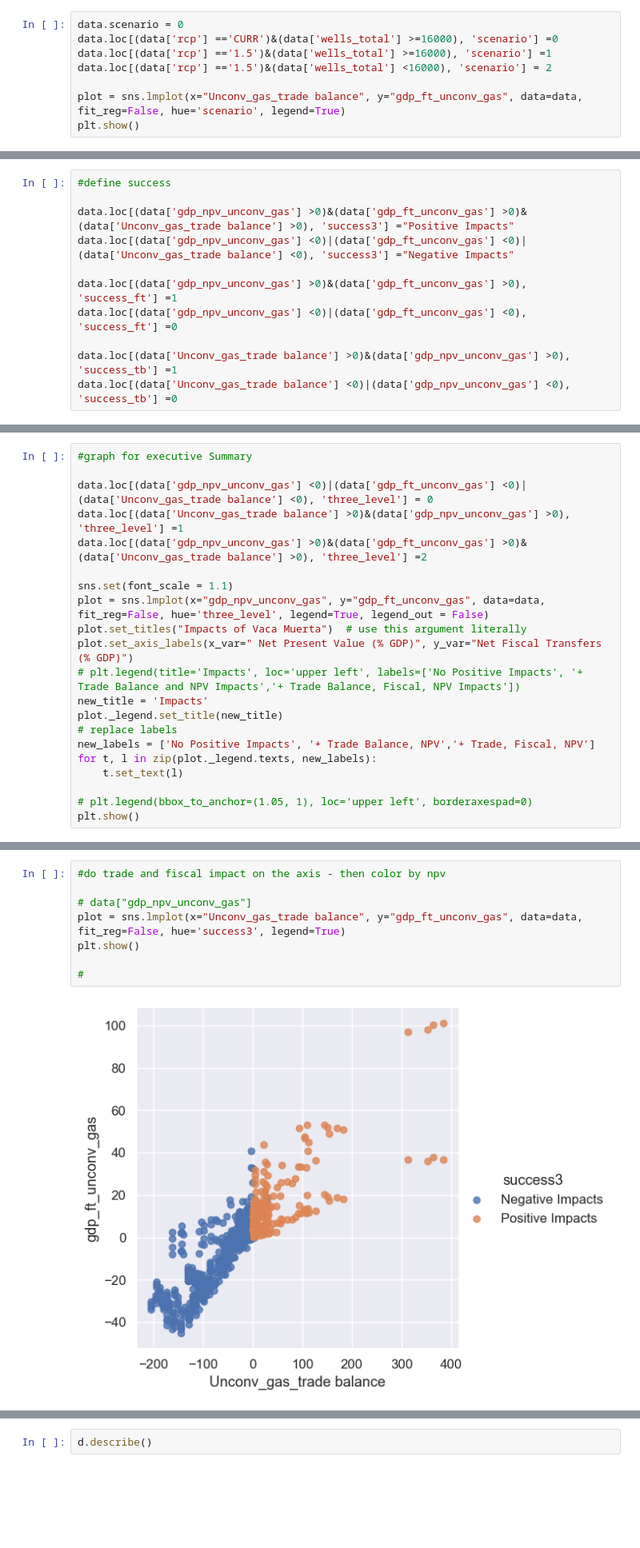
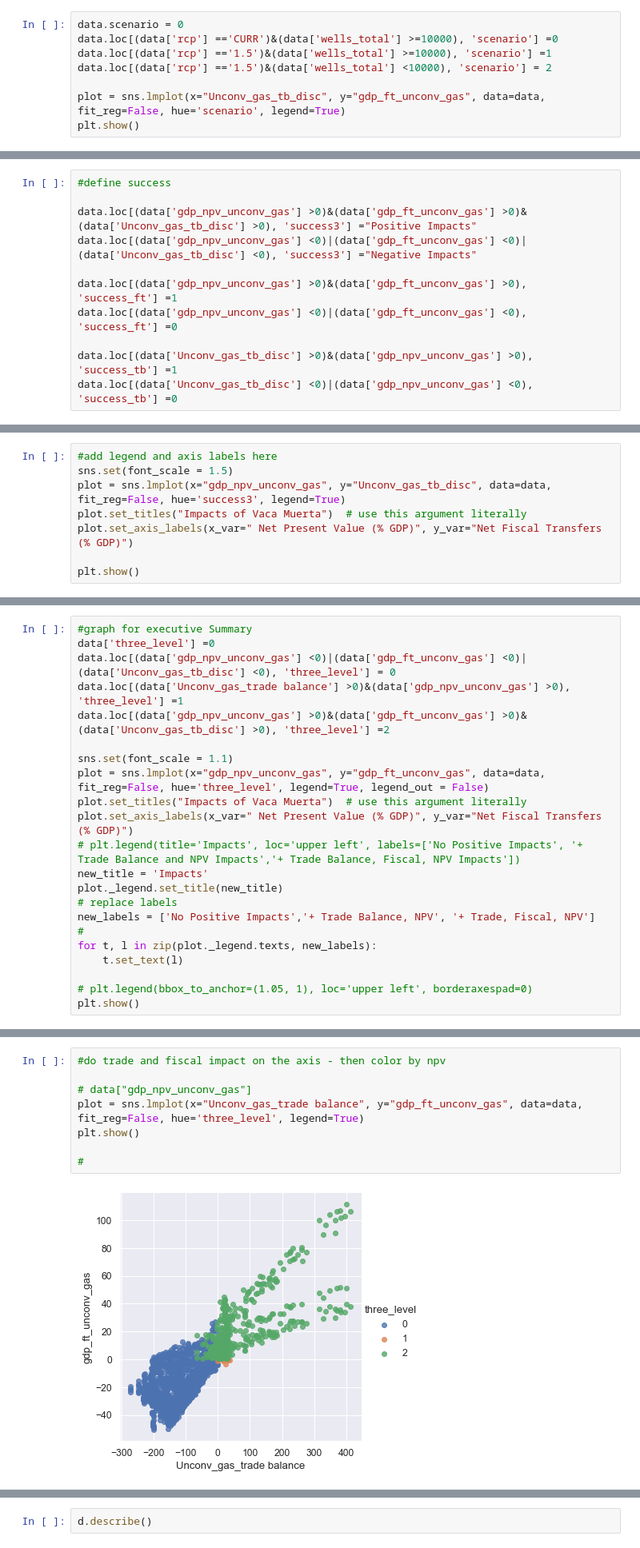
Before and after one commit to worldbank/Vacauerta, a Jupyter notebook: src/Final results_5.15.ipynb, the cells around one changed output, grey strips where cells are left out. Shown at 80% size. Saved outputs shown, nothing was run; the diff lists cells and outputs as text; blank space fills up the shorter version.

```diff
--- a/src/Final results_5.15.ipynb
+++ b/src/Final results_5.15.ipynb
@@ -92,9 +120,9 @@ plt.show()
 # %%
 data.scenario = 0
-data.loc[(data['rcp'] =='CURR')&(data['wells_total'] >=16000), 'scenario'] =0
-data.loc[(data['rcp'] =='1.5')&(data['wells_total'] >=16000), 'scenario'] =1
-data.loc[(data['rcp'] =='1.5')&(data['wells_total'] <16000), 'scenario'] = 2
+data.loc[(data['rcp'] =='CURR')&(data['wells_total'] >=10000), 'scenario'] =0
+data.loc[(data['rcp'] =='1.5')&(data['wells_total'] >=10000), 'scenario'] =1
+data.loc[(data['rcp'] =='1.5')&(data['wells_total'] <10000), 'scenario'] = 2
 
-plot = sns.lmplot(x="Unconv_gas_trade balance", y="gdp_ft_unconv_gas", data=data, fit_reg=False, hue='scenario', legend=True)
+plot = sns.lmplot(x="Unconv_gas_tb_disc", y="gdp_ft_unconv_gas", data=data, fit_reg=False, hue='scenario', legend=True)
 plt.show()
 # %% [output]
@@ -112,14 +145,14 @@ plt.show()
 # %%
 #define success
 
-data.loc[(data['gdp_npv_unconv_gas'] >0)&(data['gdp_ft_unconv_gas'] >0)&(data['Unconv_gas_trade balance'] >0), 'success3'] ="Positive Impacts"
-data.loc[(data['gdp_npv_unconv_gas'] <0)|(data['gdp_ft_unconv_gas'] <0)|(data['Unconv_gas_trade balance'] <0), 'success3'] ="Negative Impacts"
+data.loc[(data['gdp_npv_unconv_gas'] >0)&(data['gdp_ft_unconv_gas'] >0)&(data['Unconv_gas_tb_disc'] >0), 'success3'] ="Positive Impacts"
+data.loc[(data['gdp_npv_unconv_gas'] <0)|(data['gdp_ft_unconv_gas'] <0)|(data['Unconv_gas_tb_disc'] <0), 'success3'] ="Negative Impacts"
 
 data.loc[(data['gdp_npv_unconv_gas'] >0)&(data['gdp_ft_unconv_gas'] >0), 'success_ft'] =1
 data.loc[(data['gdp_npv_unconv_gas'] <0)|(data['gdp_ft_unconv_gas'] <0), 'success_ft'] =0
 
-data.loc[(data['Unconv_gas_trade balance'] >0)&(data['gdp_npv_unconv_gas'] >0), 'success_tb'] =1
-data.loc[(data['Unconv_gas_trade balance'] <0)|(data['gdp_npv_unconv_gas'] <0), 'success_tb'] =0
+data.loc[(data['Unconv_gas_tb_disc'] >0)&(data['gdp_npv_unconv_gas'] >0), 'success_tb'] =1
+data.loc[(data['Unconv_gas_tb_disc'] <0)|(data['gdp_npv_unconv_gas'] <0), 'success_tb'] =0
 # %%
 #add legend and axis labels here
 sns.set(font_scale = 1.5)
@@ -132,0 +166,8 @@ plt.show()
+# %%
+#add legend and axis labels here
+sns.set(font_scale = 1.5)
+plot = sns.lmplot(x="gdp_npv_unconv_gas", y="Unconv_gas_tb_disc", data=data, fit_reg=False, hue='success3', legend=True)
+plot.set_titles("Impacts of Vaca Muerta")  # use this argument literally
+plot.set_axis_labels(x_var=" Net Present Value (% GDP)", y_var="Net Fiscal Transfers (% GDP)")
+
+plt.show()
@@ -141,9 +193,9 @@ pd.crosstab(data['scenario'],data['success_ft'])
 # %%
 #graph for executive Summary
-
-data.loc[(data['gdp_npv_unconv_gas'] <0)|(data['gdp_ft_unconv_gas'] <0)|(data['Unconv_gas_trade balance'] <0), 'three_level'] = 0
+data['three_level'] =0
+data.loc[(data['gdp_npv_unconv_gas'] <0)|(data['gdp_ft_unconv_gas'] <0)|(data['Unconv_gas_tb_disc'] <0), 'three_level'] = 0
 data.loc[(data['Unconv_gas_trade balance'] >0)&(data['gdp_npv_unconv_gas'] >0), 'three_level'] =1
-data.loc[(data['gdp_npv_unconv_gas'] >0)&(data['gdp_ft_unconv_gas'] >0)&(data['Unconv_gas_trade balance'] >0), 'three_level'] =2
+data.loc[(data['gdp_npv_unconv_gas'] >0)&(data['gdp_ft_unconv_gas'] >0)&(data['Unconv_gas_tb_disc'] >0), 'three_level'] =2
 
 sns.set(font_scale = 1.1)
 plot = sns.lmplot(x="gdp_npv_unconv_gas", y="gdp_ft_unconv_gas", data=data, fit_reg=False, hue='three_level', legend=True, legend_out = False)
@@ -153,7 +205,8 @@ plot.set_axis_labels(x_var=" Net Present Value (% GDP)", y_var="Net Fiscal Trans
 new_title = 'Impacts'
 plot._legend.set_title(new_title)
 # replace labels
-new_labels = ['No Positive Impacts', '+ Trade Balance, NPV','+ Trade, Fiscal, NPV']
+new_labels = ['No Positive Impacts','+ Trade Balance, NPV', '+ Trade, Fiscal, NPV']
+#
 for t, l in zip(plot._legend.texts, new_labels):
     t.set_text(l)
 
@@ -164,11 +217,11 @@ plt.show()
 # %%
 #do trade and fiscal impact on the axis - then color by npv
 
 # data["gdp_npv_unconv_gas"]
-plot = sns.lmplot(x="Unconv_gas_trade balance", y="gdp_ft_unconv_gas", data=data, fit_reg=False, hue='success3', legend=True)
+plot = sns.lmplot(x="Unconv_gas_trade balance", y="gdp_ft_unconv_gas", data=data, fit_reg=False, hue='three_level', legend=True)
 plt.show()
 
 #
 # %% [output]
-[figure, old version]
+[figure, new version]
 # %%
```
Also changed, not shown: parts of 62 cells of this notebook, 2 other files.
